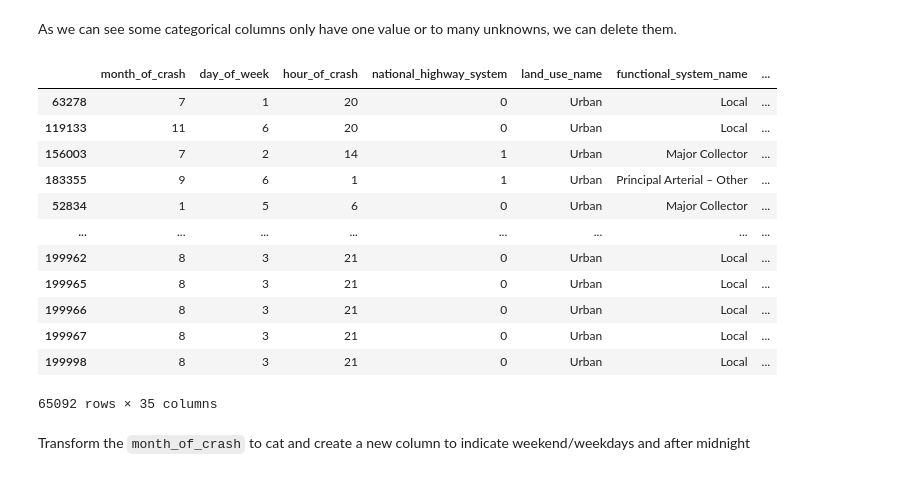
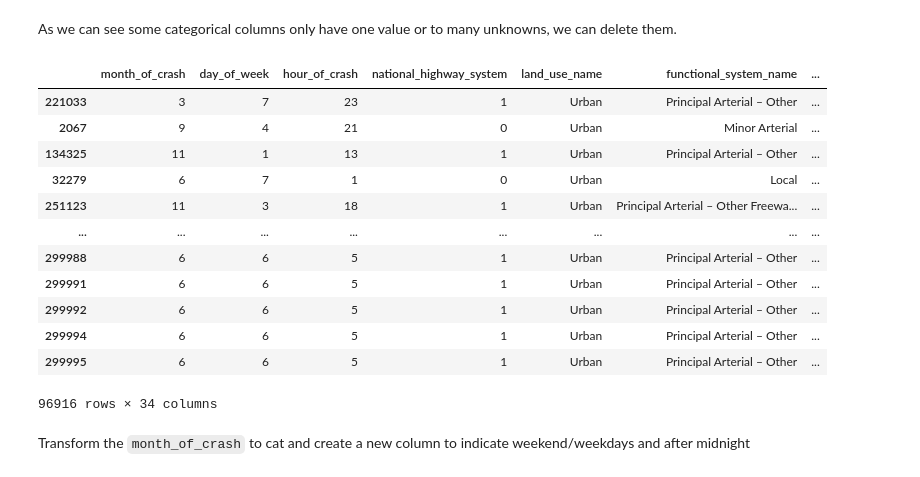
Before and after one commit to ruqianq/NHTSA_FARS_Data_Analysis, a Jupyter notebook: NHTSA_FARS_2015.ipynb, the cells around one changed output. Cells and saved outputs as stored; diff of their text form; code cells hidden in the pictures.

```diff
--- a/NHTSA_FARS_2015.ipynb
+++ b/NHTSA_FARS_2015.ipynb
@@ -85,7 +85,7 @@ df_minority = df[df.death==1]
 # Downsample majority class
 df_majority_downsampled = resample(df_majority,
                                  replace=False,    # sample without replacement
-                                 n_samples=32546,     # to match minority class
+                                 n_samples=48458,     # to match minority class
                                  random_state=123) # reproducible results
 
 # Combine minority class with downsampled majority class
@@ -136,21 +136,21 @@ As we can see some categorical columns only have one value or to many unknowns,
 # %%
 df_downsampled.drop(['relation_to_junction_within_interchange_area', 'related_factors_crash_level_1_name',
                      'related_factors_crash_level_2_name','related_factors_crash_level_3_name', 'rollover',
-                     'police_reported_drug_involvement', 'gross_vehicle_weight_rating'], axis=1)
+                     'police_reported_drug_involvement', 'gross_vehicle_weight_rating',], axis=1)
 # %% [output]
 |  | month_of_crash | day_of_week | hour_of_crash | national_highway_system | land_use_name | functional_system_name | ... |
-| 63278 | 7 | 1 | 20 | 0 | Urban | Local | ... |
-| 119133 | 11 | 6 | 20 | 0 | Urban | Local | ... |
-| 156003 | 7 | 2 | 14 | 1 | Urban | Major Collector | ... |
-| 183355 | 9 | 6 | 1 | 1 | Urban | Principal Arterial – Other | ... |
-| 52834 | 1 | 5 | 6 | 0 | Urban | Major Collector | ... |
+| 221033 | 3 | 7 | 23 | 1 | Urban | Principal Arterial – Other | ... |
+| 2067 | 9 | 4 | 21 | 0 | Urban | Minor Arterial | ... |
+| 134325 | 11 | 1 | 13 | 1 | Urban | Principal Arterial – Other | ... |
+| 32279 | 6 | 7 | 1 | 0 | Urban | Local | ... |
+| 251123 | 11 | 3 | 18 | 1 | Urban | Principal Arterial – Other Freewa... | ... |
 | ... | ... | ... | ... | ... | ... | ... | ... |
-| 199962 | 8 | 3 | 21 | 0 | Urban | Local | ... |
-| 199965 | 8 | 3 | 21 | 0 | Urban | Local | ... |
-| 199966 | 8 | 3 | 21 | 0 | Urban | Local | ... |
-| 199967 | 8 | 3 | 21 | 0 | Urban | Local | ... |
-| 199998 | 8 | 3 | 21 | 0 | Urban | Local | ... |
+| 299988 | 6 | 6 | 5 | 1 | Urban | Principal Arterial – Other | ... |
+| 299991 | 6 | 6 | 5 | 1 | Urban | Principal Arterial – Other | ... |
+| 299992 | 6 | 6 | 5 | 1 | Urban | Principal Arterial – Other | ... |
+| 299994 | 6 | 6 | 5 | 1 | Urban | Principal Arterial – Other | ... |
+| 299995 | 6 | 6 | 5 | 1 | Urban | Principal Arterial – Other | ... |
-65092 rows × 35 columns
+96916 rows × 34 columns
 # %% [markdown]
 Transform the `month_of_crash` to cat and create a new column to indicate weekend/weekdays and after midnight
 # %%
```
Also changed, not shown: parts of 16 cells of this notebook.
